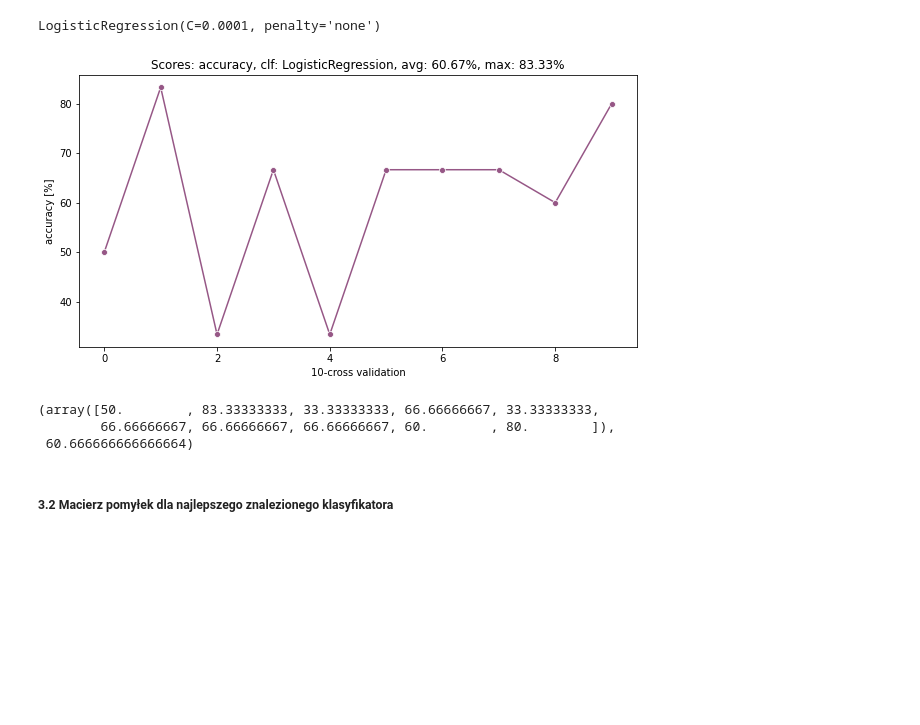
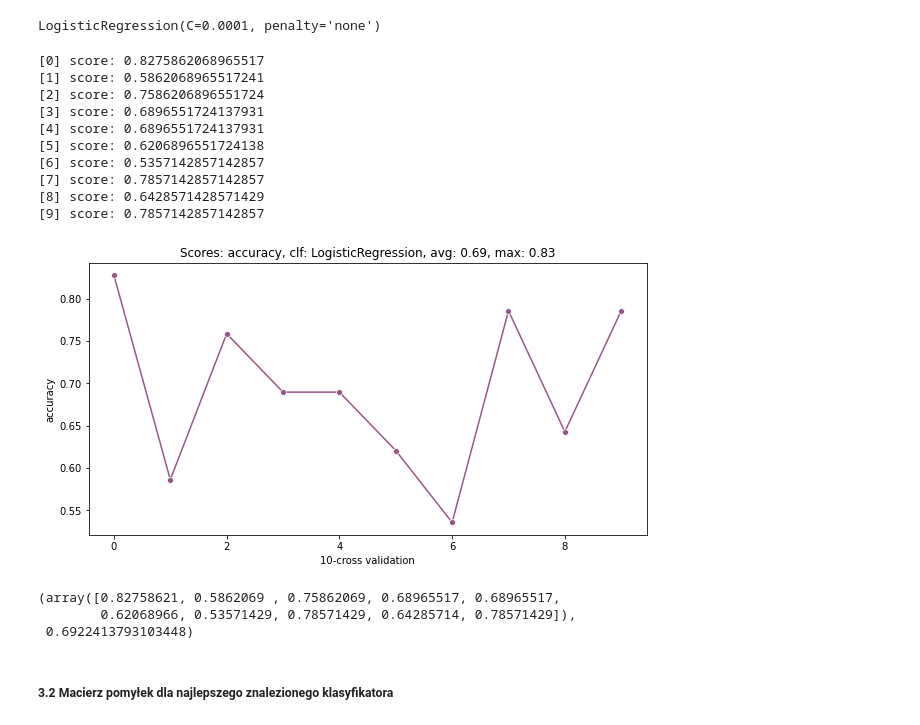
Before and after one commit to sekcja-memow/DataAnalysis, a Jupyter notebook: PROJEKT1/Wozniak_Lados.ipynb, the cells around one changed output. Saved outputs shown, nothing was run; the diff lists cells and outputs as text; code cells hidden in the pictures; blank space fills up the shorter version.

```diff
--- a/PROJEKT1/Wozniak_Lados.ipynb
+++ b/PROJEKT1/Wozniak_Lados.ipynb
@@ -258,14 +284,23 @@ Najwyższa czułość wyniosła: 0.21052631578947367
 best_clf
 # %% [output]
 LogisticRegression(C=0.0001, penalty='none')
-# %%
-best_clf.fit(X_train, y_train)
-evaluate_clf(best_clf)
-# %% [output]
-[figure, removed]
-(array([50.        , 83.33333333, 33.33333333, 66.66666667, 33.33333333,
-        66.66666667, 66.66666667, 66.66666667, 60.        , 80.        ]),
- 60.666666666666664)
+# %%
+evaluate_clf(linear_model.LogisticRegression, verbose=True, C=0.0001, penalty='none')
+# %% [output]
+[0] score: 0.8275862068965517
+[1] score: 0.5862068965517241
+[2] score: 0.7586206896551724
+[3] score: 0.6896551724137931
+[4] score: 0.6896551724137931
+[5] score: 0.6206896551724138
+[6] score: 0.5357142857142857
+[7] score: 0.7857142857142857
+[8] score: 0.6428571428571429
+[9] score: 0.7857142857142857
+[figure, added]
+(array([0.82758621, 0.5862069 , 0.75862069, 0.68965517, 0.68965517,
+        0.62068966, 0.53571429, 0.78571429, 0.64285714, 0.78571429]),
+ 0.6922413793103448)
 # %% [markdown]
 ##### 3.2 Macierz pomyłek dla najlepszego znalezionego klasyfikatora
 # %%
```
Also changed, not shown: parts of 9 cells of this notebook.
